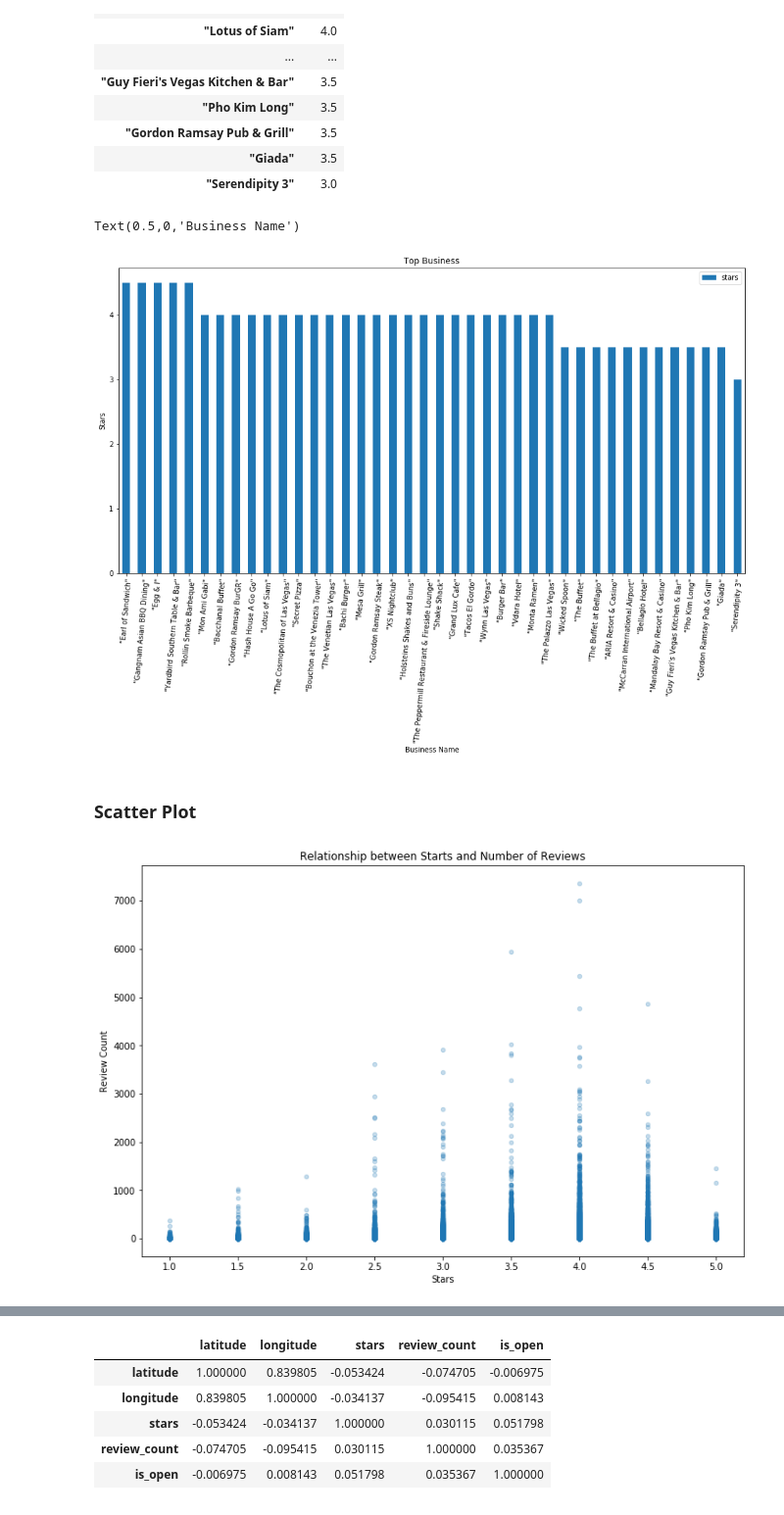
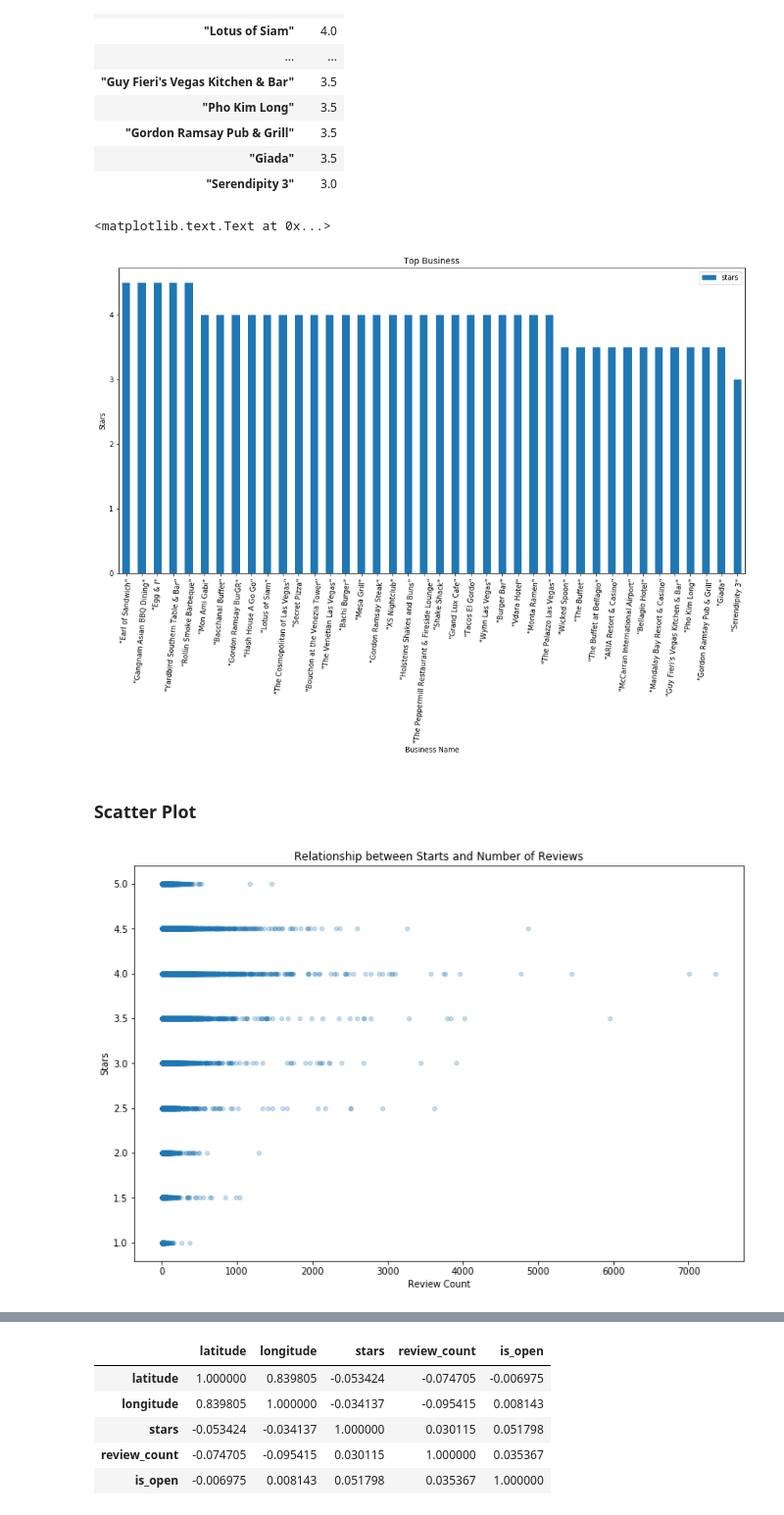
Before and after one commit to lrargerich/7506, a Jupyter notebook: Notebooks/Yelp/Yelp.ipynb, the cells around one changed output, grey strips where cells are left out. Shown at 98% size. Cells and saved outputs as stored; diff of their text form; code cells hidden in the pictures.

```diff
--- a/Notebooks/Yelp/Yelp.ipynb
+++ b/Notebooks/Yelp/Yelp.ipynb
@@ -28,8 +28,8 @@ import matplotlib.pyplot as plt
 #### To see what we just read, we will be using the head() function. We can indicate the number of rows as a parameter, or by default it will show 5 rows.
 ####
 # %%
-business = pd.read_csv('Data/Yelp/yelp_business.csv')
-business.head()
+business = pd.read_csv('/data/Yelp/yelp_business.csv')
+business.head(2)
 # %% [output]
 |  | business_id | name | neighborhood | address | city | state | postal_code | latitude | longitude | ... |
 | 0 | FYWN1wneV18bWNgQjJ2GNg | "Dental by Design" | NaN | "4855 E Warner Rd, Ste B9" | Ahwatukee | AZ | 85044 | 33.330690 | -111.978599 | ... |
@@ -896,3 +845,3 @@ business
 # %%
-business.set_index('business_id')['top_business'].head
+business.set_index('business_id')['top_business'].head()
 # %% [output]
@@ -2352,18 +2240,17 @@ ax=plt.gca()
 ax.set_ylabel('Stars');
 ax.set_xlabel('Business Name')
 # %% [output]
-Text(0.5,0,'Business Name')
+<matplotlib.text.Text at 0x...>
 [figure]
 # %% [markdown]
 ### Scatter Plot
 # %%
-
-business.plot.scatter('stars','review_count', title='Relationship between Starts and Number of Reviews',alpha=0.25,figsize=(12,8));
+business.plot.scatter('review_count','stars', title='Relationship between Starts and Number of Reviews',alpha=0.25,figsize=(12,8));
 ax=plt.gca()
-ax.set_ylabel('Review Count')
-ax.set_xlabel('Stars');
+ax.set_xlabel('Review Count')
+ax.set_ylabel('Stars');
 # %% [output]
-[figure, old version]
+[figure, new version]
 # %%
 business.dtypes
 # %% [output]
```
Also changed, not shown: parts of 54 cells of this notebook, 2 other files.
